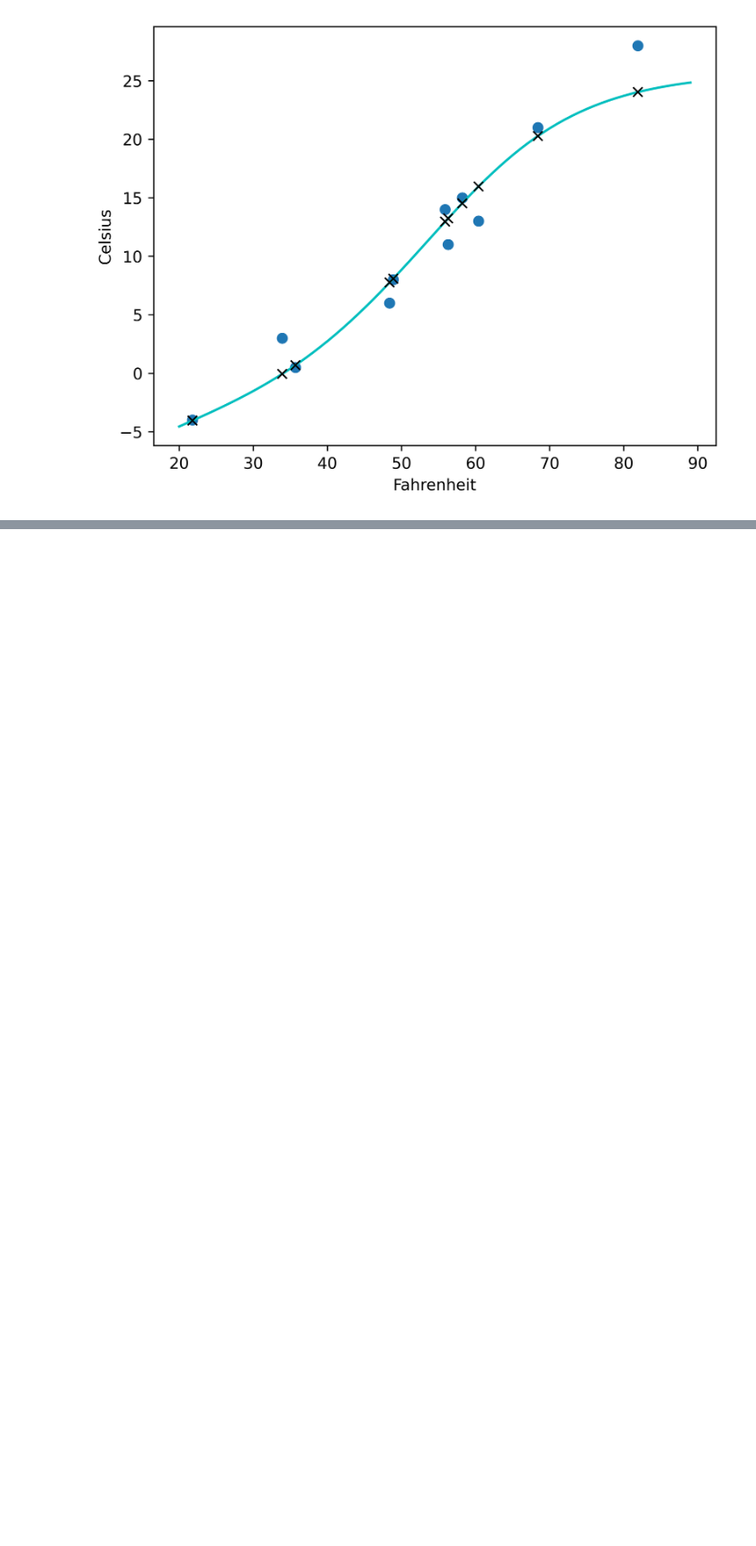
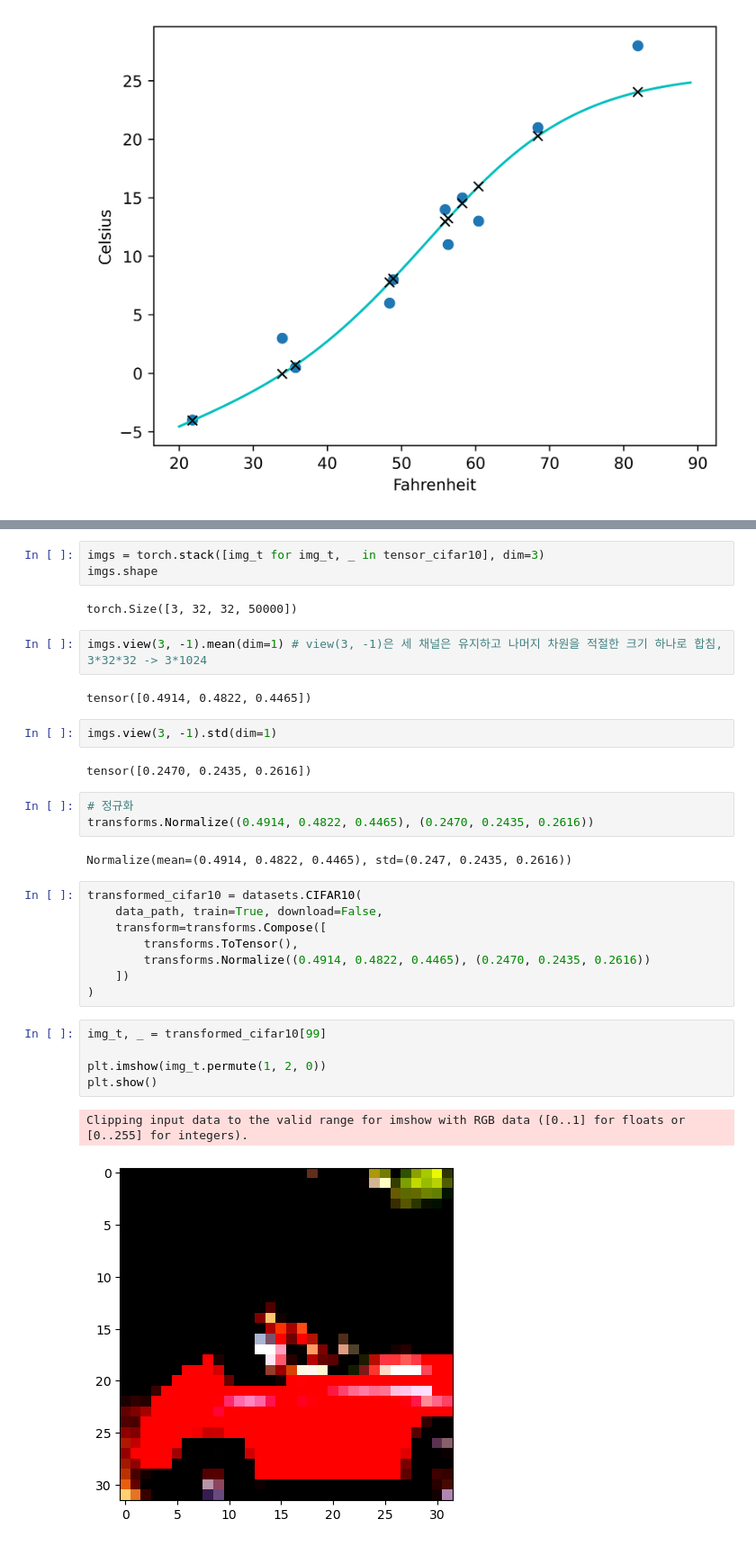
Before and after one commit to nuyhc/RhythmStudy, a Jupyter notebook: 1. PyTorch/PTM_3_김채현.ipynb, the cells around one changed output, grey strips where cells are left out. Shown: that part at 90% size. Cells and saved outputs as stored; diff of their text form; blank space fills up the shorter version.

```diff
--- a/1. PyTorch/PTM_3_김채현.ipynb
+++ b/1. PyTorch/PTM_3_김채현.ipynb
@@ -426,0 +532,34 @@ plt.show()
+# %%
+imgs = torch.stack([img_t for img_t, _ in tensor_cifar10], dim=3)
+imgs.shape
+# %% [output]
+torch.Size([3, 32, 32, 50000])
+# %%
+imgs.view(3, -1).mean(dim=1) # view(3, -1)은 세 채널은 유지하고 나머지 차원을 적절한 크기 하나로 합침, 3*32*32 -> 3*1024
+# %% [output]
+tensor([0.4914, 0.4822, 0.4465])
+# %%
+imgs.view(3, -1).std(dim=1)
+# %% [output]
+tensor([0.2470, 0.2435, 0.2616])
+# %%
+# 정규화
+transforms.Normalize((0.4914, 0.4822, 0.4465), (0.2470, 0.2435, 0.2616))
+# %% [output]
+Normalize(mean=(0.4914, 0.4822, 0.4465), std=(0.247, 0.2435, 0.2616))
+# %%
+transformed_cifar10 = datasets.CIFAR10(
+    data_path, train=True, download=False,
+    transform=transforms.Compose([
+        transforms.ToTensor(),
+        transforms.Normalize((0.4914, 0.4822, 0.4465), (0.2470, 0.2435, 0.2616))
+    ])
+)
+# %%
+img_t, _ = transformed_cifar10[99]
+
+plt.imshow(img_t.permute(1, 2, 0))
+plt.show()
+# %% [output]
+Clipping input data to the valid range for imshow with RGB data ([0..1] for floats or [0..255] for integers).
+[figure, added]
```
Also changed, not shown: parts of 46 cells of this notebook.
